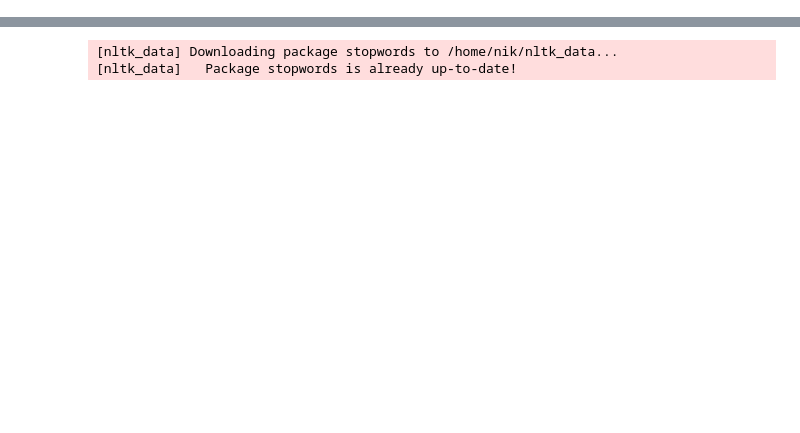
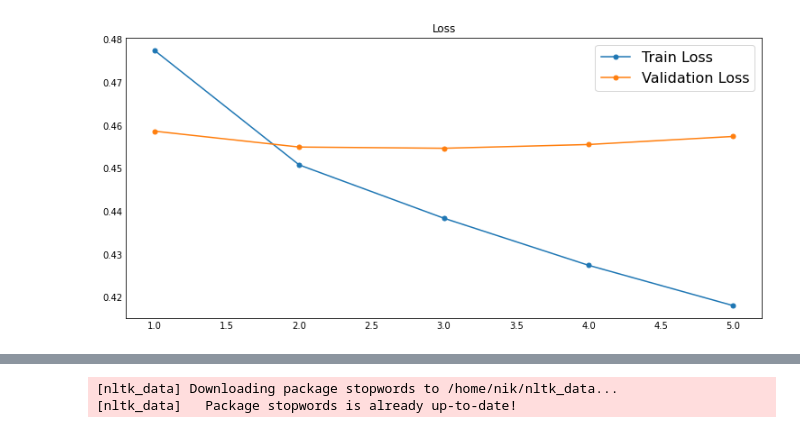
Before and after one commit to NikosKyriakakis/text-sentiment-analysis, a Jupyter notebook: src/main.ipynb, the cells around one changed output, grey strips where cells are left out. Cells and saved outputs as stored; diff of their text form; code cells hidden in the pictures; blank space fills up the shorter version.

```diff
--- a/src/main.ipynb
+++ b/src/main.ipynb
@@ -39,0 +60,4 @@ args = Namespace (
+# %%
+bow.plot_logs("Loss", ["Train Loss", "Validation Loss"])
+# %% [output]
+[figure, added]
```
Also changed, not shown: parts of 36 cells of this notebook, 1 other file.
